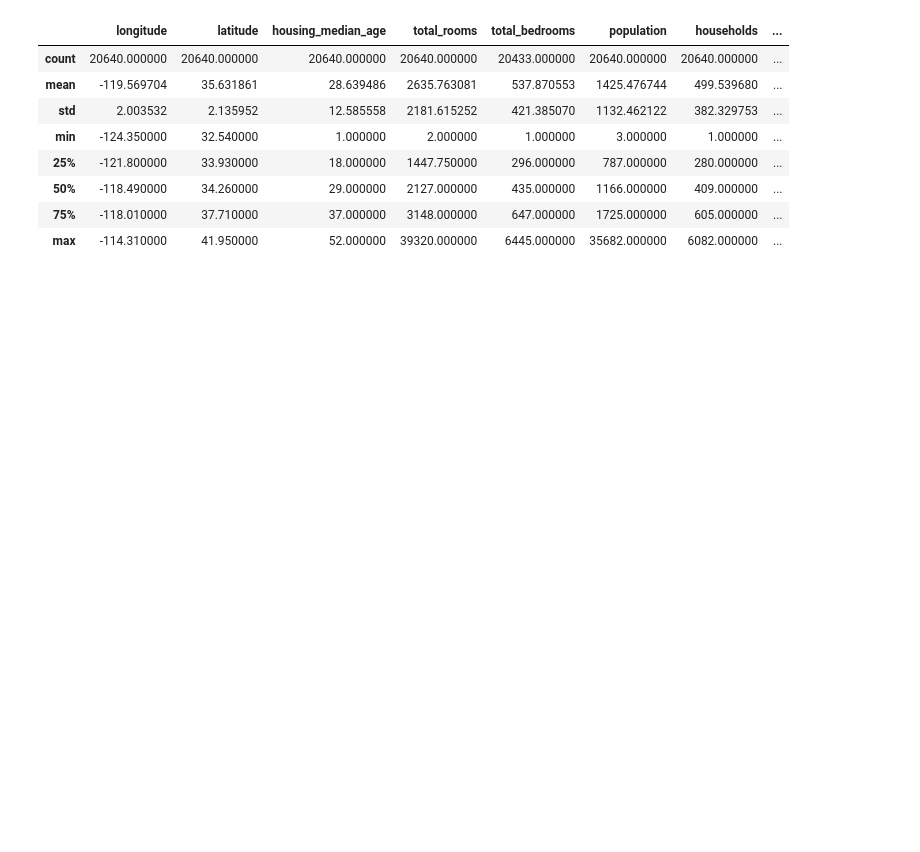
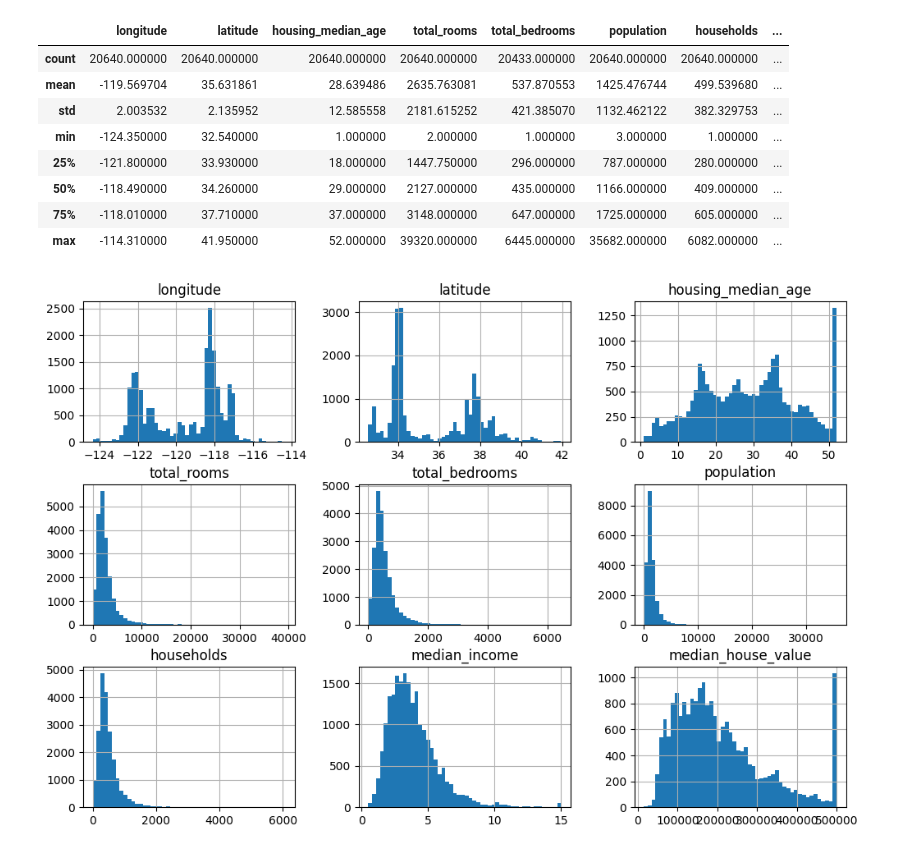
Before and after one commit to nalinsin/Colab-acivity, a Jupyter notebook: Practice_ML.ipynb, the cells around one changed output. Cells and saved outputs as stored; diff of their text form; code cells hidden in the pictures; blank space fills up the shorter version.

```diff
--- a/Practice_ML.ipynb
+++ b/Practice_ML.ipynb
@@ -78,3 +80,9 @@ housing.describe()
 | 50% | -118.490000 | 34.260000 | 29.000000 | 2127.000000 | 435.000000 | 1166.000000 | 409.000000 | ... |
 | 75% | -118.010000 | 37.710000 | 37.000000 | 3148.000000 | 647.000000 | 1725.000000 | 605.000000 | ... |
 | max | -114.310000 | 41.950000 | 52.000000 | 39320.000000 | 6445.000000 | 35682.000000 | 6082.000000 | ... |
+# %%
+import matplotlib.pyplot as plt
+housing.hist(bins=50, figsize=(12, 8))
+plt.show()
+# %% [output]
+[figure, added]
```
Also changed, not shown: parts of 2 cells of this notebook.
